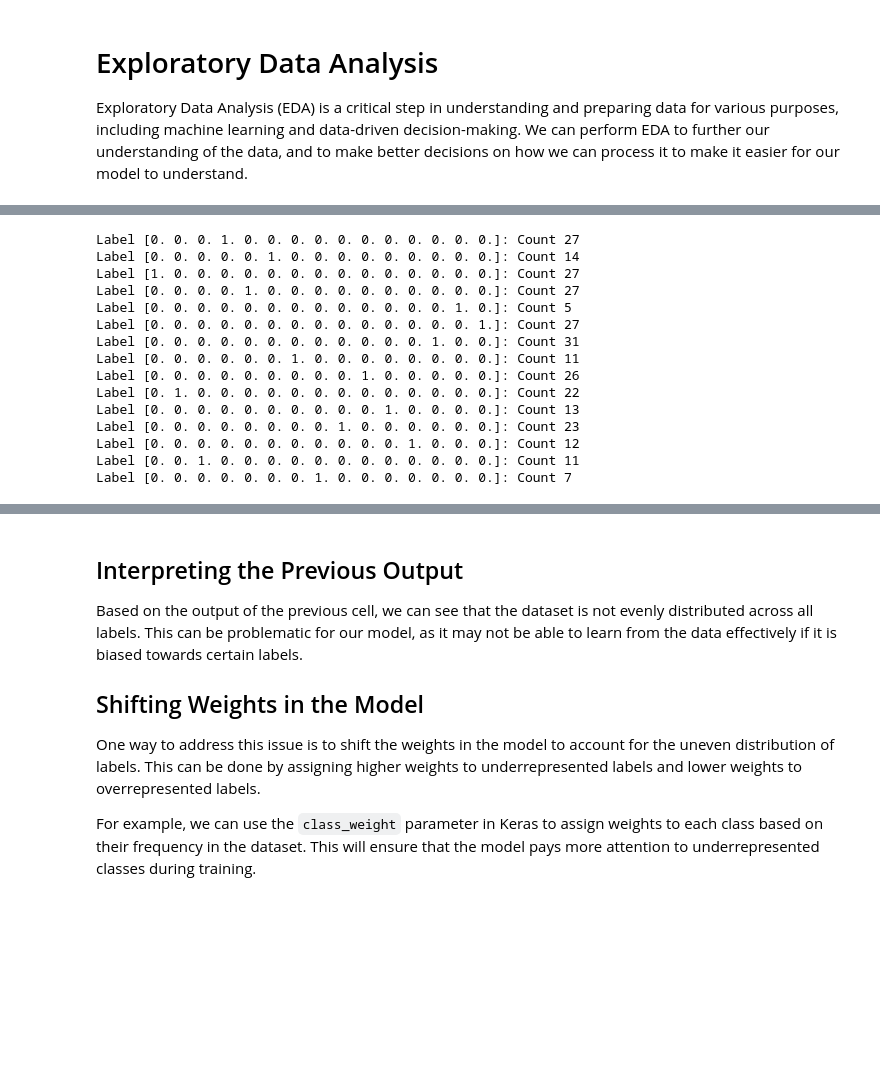
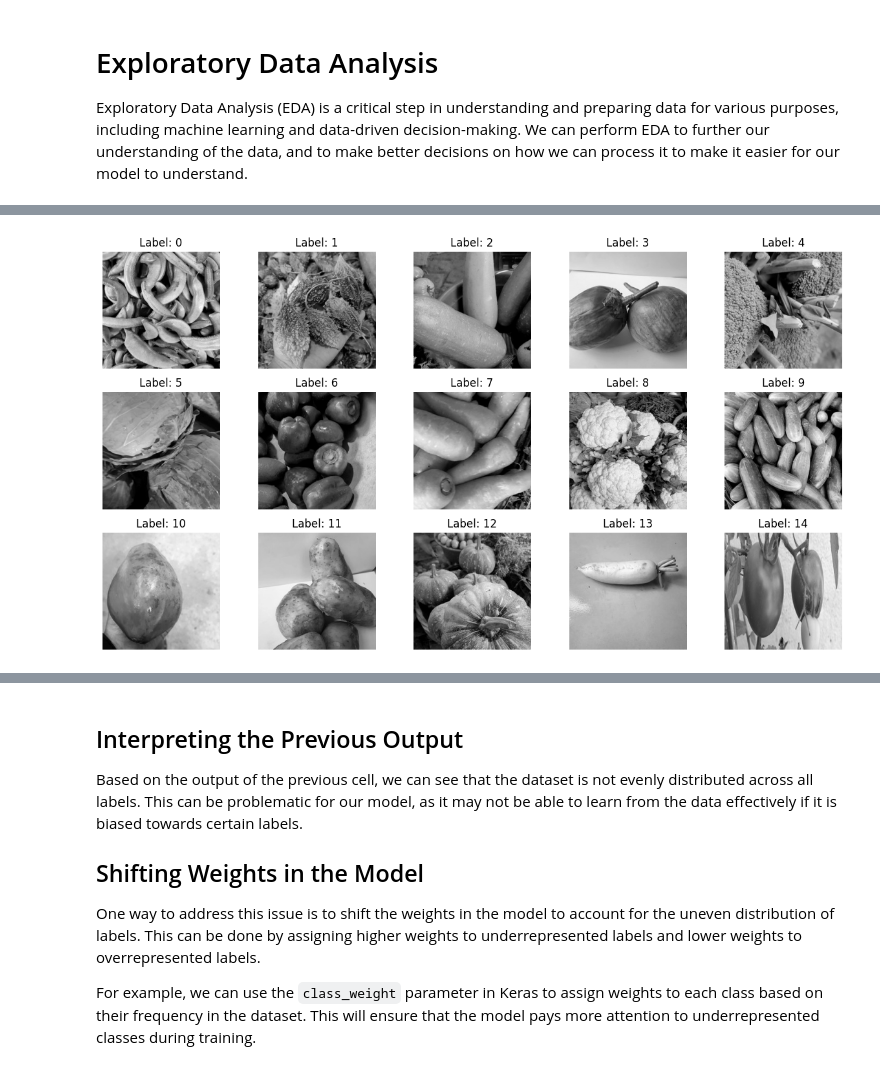
Before and after one commit to Grobbina/DELE, a Jupyter notebook: CNN.ipynb, the cells around one changed output, grey strips where cells are left out. Saved outputs shown, nothing was run; the diff lists cells and outputs as text; code cells hidden in the pictures; blank space fills up the shorter version.

```diff
--- a/CNN.ipynb
+++ b/CNN.ipynb
@@ -98,30 +100,34 @@ for batch in validation.take(1):
-# %%
-
-label_counts = {}
-
-for batch in train:
-    _, labels = batch
-    labels = batch[1][0].numpy()
-    if str(labels) in label_counts:
-        label_counts[str(labels)] += 1
-    else:
-        label_counts[str(labels)] = 1
-
-for label, count in label_counts.items():
-    print(f"Label {label}: Count {count}")
-# %% [output]
-Label [0. 0. 0. 1. 0. 0. 0. 0. 0. 0. 0. 0. 0. 0. 0.]: Count 27
-Label [0. 0. 0. 0. 0. 1. 0. 0. 0. 0. 0. 0. 0. 0. 0.]: Count 14
-Label [1. 0. 0. 0. 0. 0. 0. 0. 0. 0. 0. 0. 0. 0. 0.]: Count 27
-Label [0. 0. 0. 0. 1. 0. 0. 0. 0. 0. 0. 0. 0. 0. 0.]: Count 27
-Label [0. 0. 0. 0. 0. 0. 0. 0. 0. 0. 0. 0. 0. 1. 0.]: Count 5
-Label [0. 0. 0. 0. 0. 0. 0. 0. 0. 0. 0. 0. 0. 0. 1.]: Count 27
-Label [0. 0. 0. 0. 0. 0. 0. 0. 0. 0. 0. 0. 1. 0. 0.]: Count 31
-Label [0. 0. 0. 0. 0. 0. 1. 0. 0. 0. 0. 0. 0. 0. 0.]: Count 11
-Label [0. 0. 0. 0. 0. 0. 0. 0. 0. 1. 0. 0. 0. 0. 0.]: Count 26
-Label [0. 1. 0. 0. 0. 0. 0. 0. 0. 0. 0. 0. 0. 0. 0.]: Count 22
-Label [0. 0. 0. 0. 0. 0. 0. 0. 0. 0. 1. 0. 0. 0. 0.]: Count 13
-Label [0. 0. 0. 0. 0. 0. 0. 0. 1. 0. 0. 0. 0. 0. 0.]: Count 23
-Label [0. 0. 0. 0. 0. 0. 0. 0. 0. 0. 0. 1. 0. 0. 0.]: Count 12
-Label [0. 0. 1. 0. 0. 0. 0. 0. 0. 0. 0. 0. 0. 0. 0.]: Count 11
-Label [0. 0. 0. 0. 0. 0. 0. 1. 0. 0. 0. 0. 0. 0. 0.]: Count 7
+# %%
+import matplotlib.pyplot as plt
+
+def plot_samples_by_label(data):
+    # Create a dictionary to store one sample per label
+    samples_by_label = {}
+    # Iterate through the training data
+    for batch in data:
+        image, label = batch[0][0], batch[1][0].numpy()
+
+        # Check if a sample for this label already exists
+        if label not in samples_by_label:
+            samples_by_label[label] = image
+
+        # Check if we have samples for all labels
+        if len(samples_by_label) == len(set(labels)):
+            break
+    #use subplot to plot a 5x3 grid of images
+    fig, axes = plt.subplots(nrows=3, ncols=5, figsize=(15,8))
+    # Loop through each label and subplot
+    for label, image in samples_by_label.items():
+        row = int(label // 5)
+        col = label % 5
+        ax = axes[row, col]
+        ax.imshow(image, cmap='gray')
+        ax.axis('off')
+        ax.set_title(f"Label: {label}")
+
+
+labels = [batch[1][0].numpy() for batch in train_data]
+# Call the function with your training data
+plot_samples_by_label(train_data)
+# %% [output]
+[figure, added]
```
Also changed, not shown: parts of 17 cells of this notebook.
